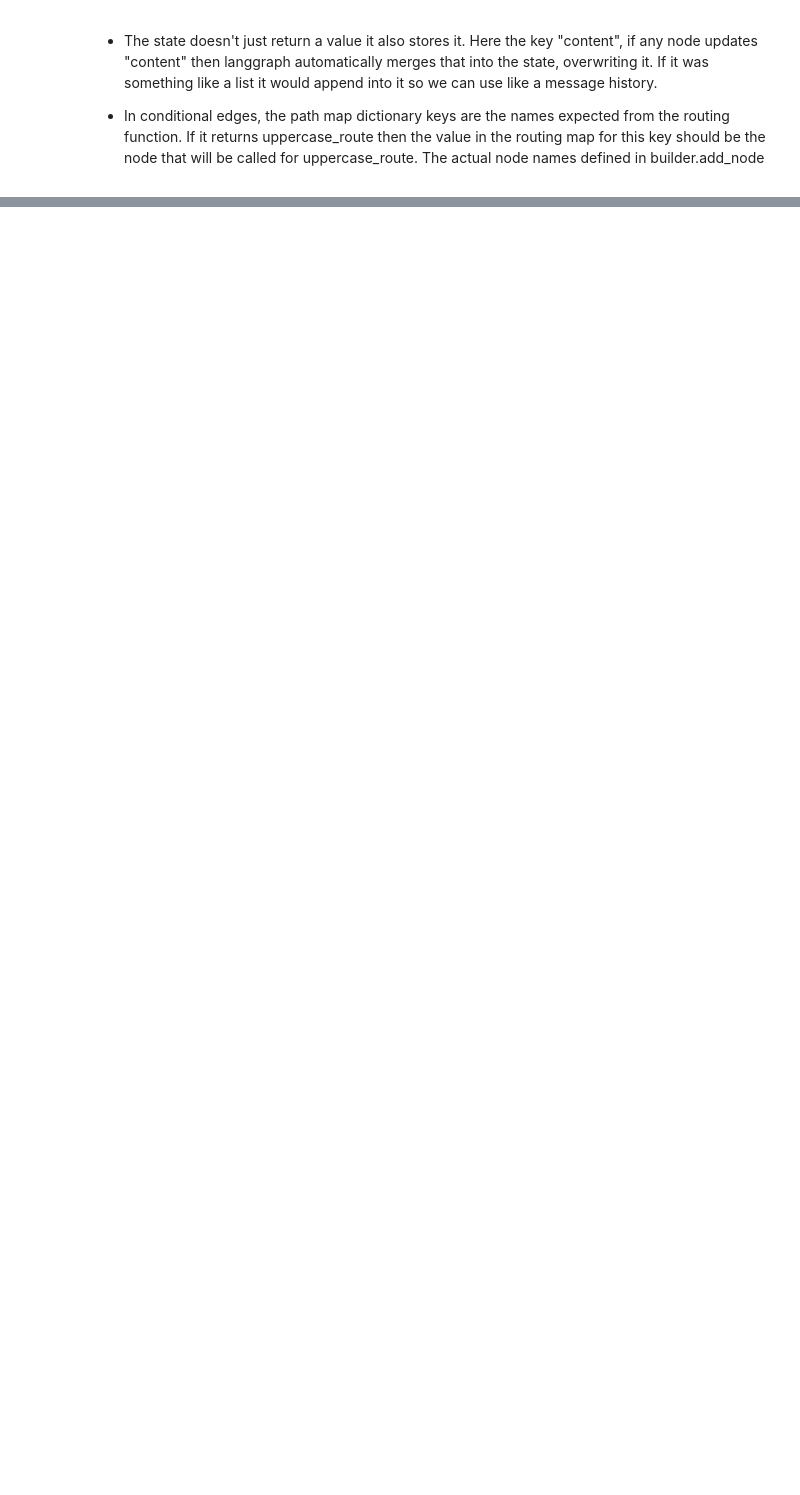
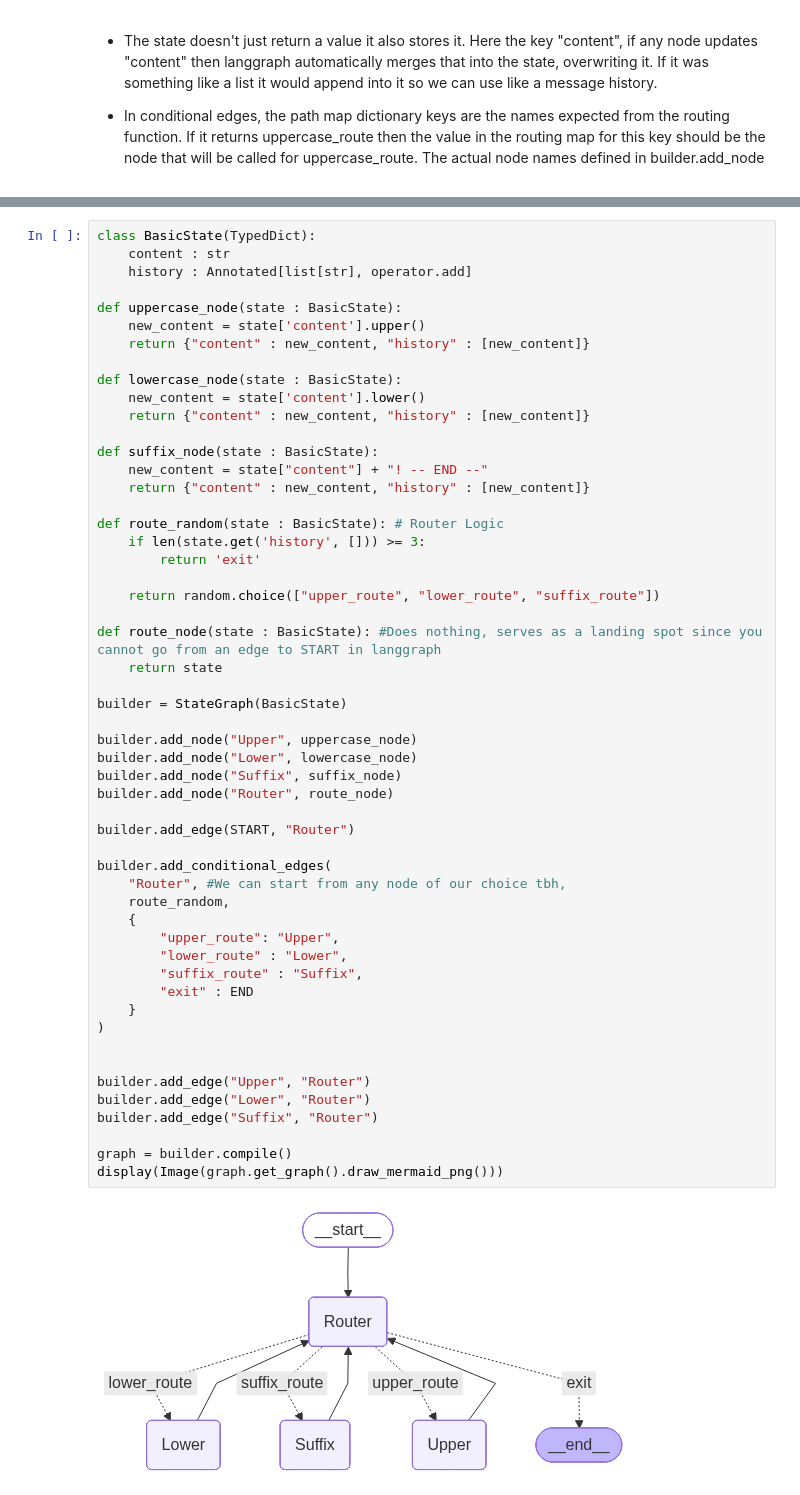
Before and after one commit to leonbora167/intelligent-system-explorations, a Jupyter notebook: LLM/AI_Agents/langraph1.ipynb, the cells around one changed output, grey strips where cells are left out. Cells and saved outputs as stored; diff of their text form; blank space fills up the shorter version.

Commit message:
Part 2 - Langgraph
* Normal Flow
* Conditional Routing
* Reducer Logic
* Circular routing
* Search Engine Tool implementation
* Basic Ollama integration - local Mac

```diff
--- a/LLM/AI_Agents/langraph1.ipynb
+++ b/LLM/AI_Agents/langraph1.ipynb
@@ -95,0 +195,55 @@ print(final_state)
+# %%
+class BasicState(TypedDict):
+    content : str
+    history : Annotated[list[str], operator.add]
+
+def uppercase_node(state : BasicState):
+    new_content = state['content'].upper()
+    return {"content" : new_content, "history" : [new_content]}
+
+def lowercase_node(state : BasicState):
+    new_content = state['content'].lower()
+    return {"content" : new_content, "history" : [new_content]}
+
+def suffix_node(state : BasicState):
+    new_content = state["content"] + "! -- END --"
+    return {"content" : new_content, "history" : [new_content]}
+
+def route_random(state : BasicState): # Router Logic
+    if len(state.get('history', [])) >= 3:
+        return 'exit'
+
+    return random.choice(["upper_route", "lower_route", "suffix_route"])
+
+def route_node(state : BasicState): #Does nothing, serves as a landing spot since you cannot go from an edge to START in langgraph
+    return state
+
+builder = StateGraph(BasicState)
+
+builder.add_node("Upper", uppercase_node)
+builder.add_node("Lower", lowercase_node)
+builder.add_node("Suffix", suffix_node)
+builder.add_node("Router", route_node)
+
+builder.add_edge(START, "Router")
+
+builder.add_conditional_edges(
+    "Router", #We can start from any node of our choice tbh,
+    route_random,
+    {
+        "upper_route": "Upper",
+        "lower_route" : "Lower",
+        "suffix_route" : "Suffix",
+        "exit" : END
+    }
+)
+
+
+builder.add_edge("Upper", "Router")
+builder.add_edge("Lower", "Router")
+builder.add_edge("Suffix", "Router")
+
+graph = builder.compile()
+display(Image(graph.get_graph().draw_mermaid_png()))
+# %% [output]
+[figure, added]
```
Also changed, not shown: parts of 18 cells of this notebook, 1 other file.
